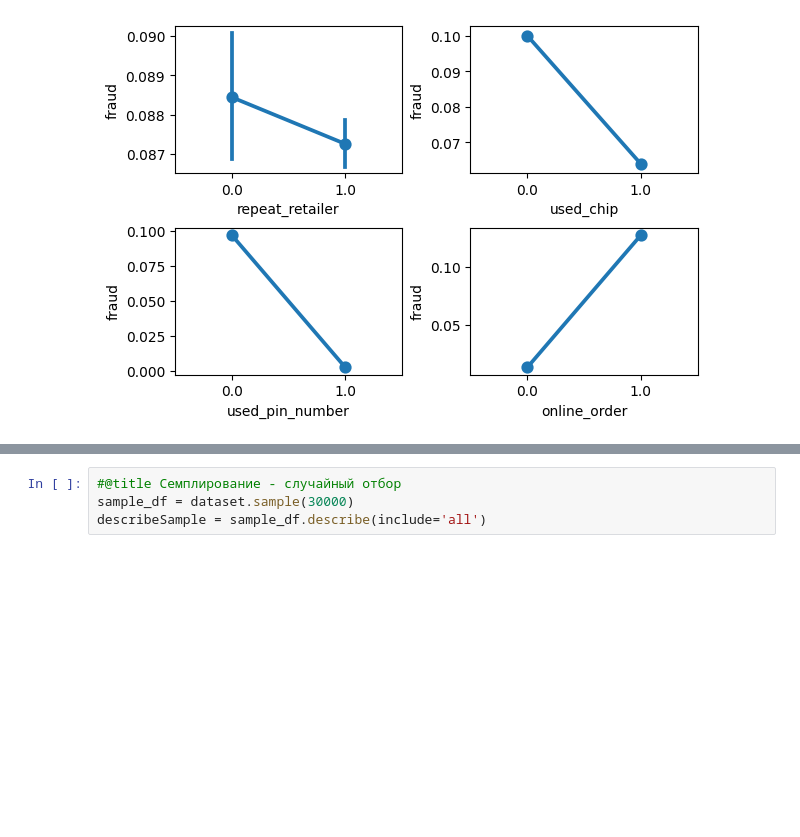
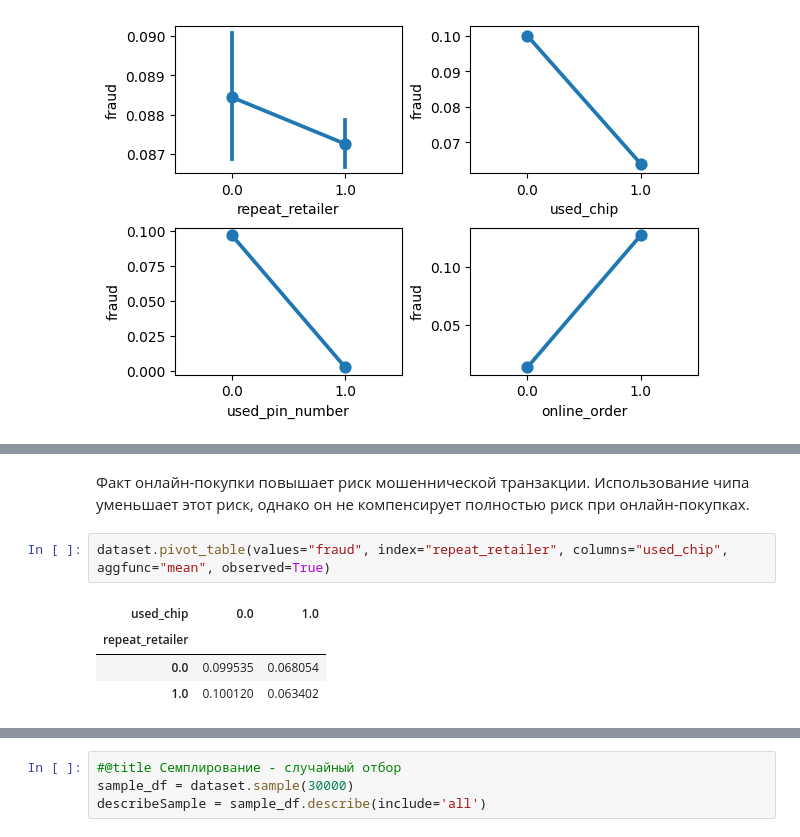
Before and after one commit to antohachekhov/Credit-Card-Fraud, a Jupyter notebook: eda_dataset.ipynb, the cells around one changed output, grey strips where cells are left out. Cells and saved outputs as stored; diff of their text form; blank space fills up the shorter version.

```diff
--- a/eda_dataset.ipynb
+++ b/eda_dataset.ipynb
@@ -540,0 +300,9 @@ Correlation for larger outliers in outlier_ratio_to_median_purchase_price and ou
+# %% [markdown]
+Факт онлайн-покупки повышает риск мошеннической транзакции. Использование чипа уменьшает этот риск, однако он не компенсирует полностью риск при онлайн-покупках.
+# %%
+dataset.pivot_table(values="fraud", index="repeat_retailer", columns="used_chip", aggfunc="mean", observed=True)
+# %% [output]
+| used_chip | 0.0 | 1.0 |
+| repeat_retailer |  |  |
+| 0.0 | 0.099535 | 0.068054 |
+| 1.0 | 0.100120 | 0.063402 |
```
Also changed, not shown: parts of 44 cells of this notebook.
